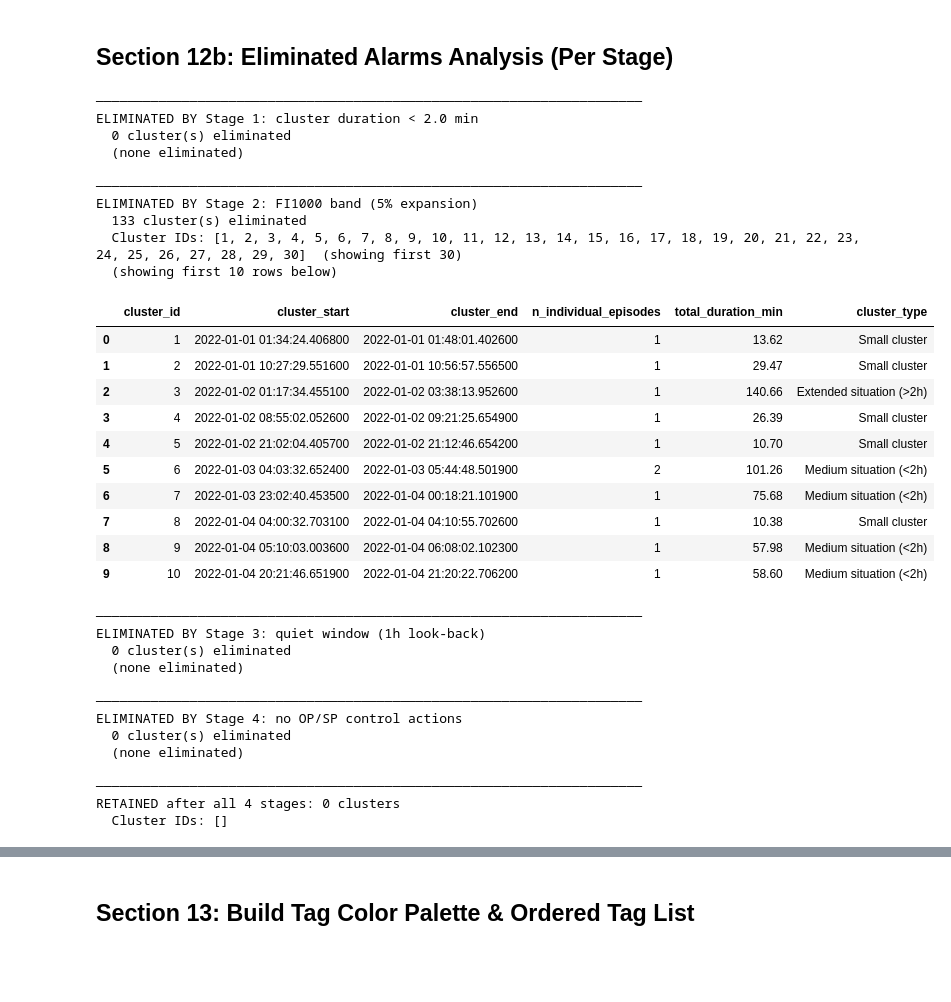
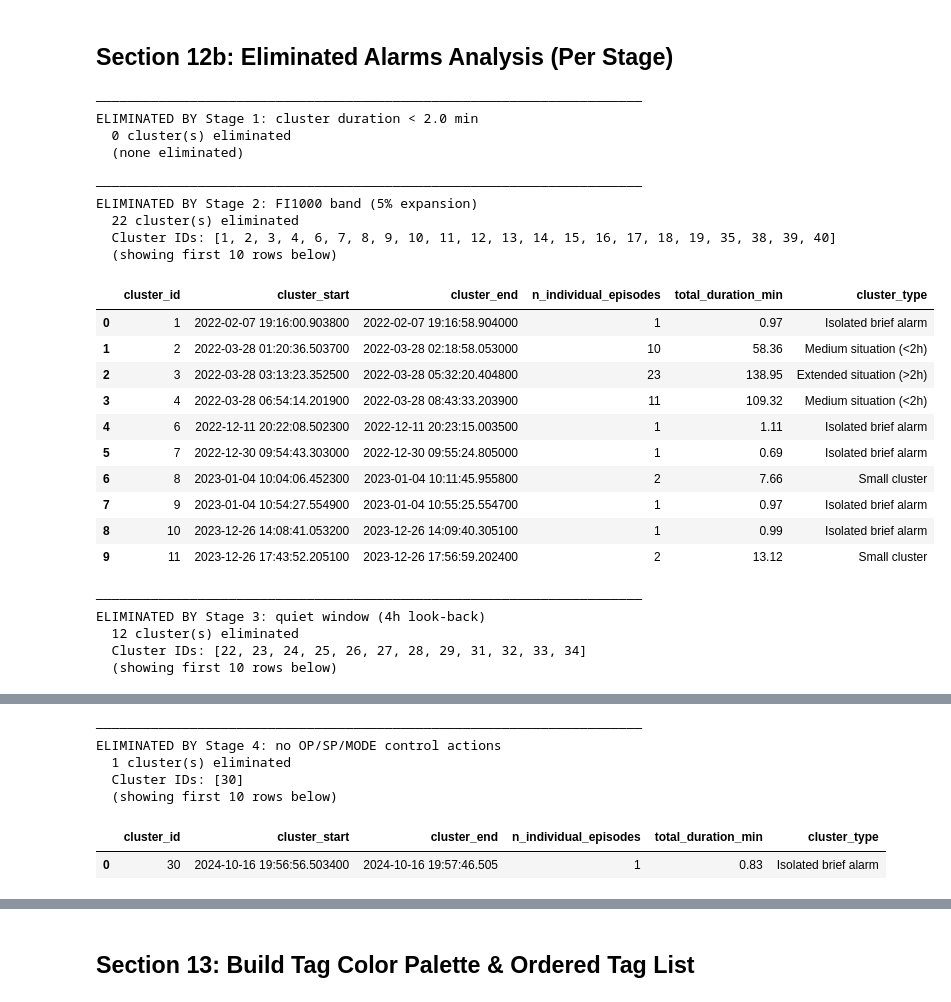
Before and after one commit to H604827/ControlActions, a Jupyter notebook: SRC/alarm_episode_pipeline.ipynb, the cells around one changed output, grey strips where cells are left out. Saved outputs shown, nothing was run; the diff lists cells and outputs as text; code cells hidden in the pictures; blank space fills up the shorter version.

```diff
--- a/SRC/alarm_episode_pipeline.ipynb
+++ b/SRC/alarm_episode_pipeline.ipynb
@@ -29,13 +29,17 @@ from pathlib import Path
 # ═══════════════════════════════════════════════════════════════════════════════
 
 # ── Target tag and alarm type ──
-TARGET_TAG       = '03PIC_1104'   # Tag source name in events data
-ALARM_CONDITION  = 'PVHI'         # ConditionName to filter (PVLO, PVHI, etc.)
+TARGET_TAG       = '03TIC_1009'   # Tag source name in events data
+ALARM_CONDITION  = 'PVLO'         # ConditionName to filter (PVLO, PVHI, etc.)
 TARGET_PV_COL    = f'{TARGET_TAG}.PV'
 
 # ── Data file paths ──
-# EVENTS_FILE           = f'/home/h604827/ControlActions/DATA/trip_filtered_events_dedup.csv' # use for 1071
-EVENTS_FILE           = f'/home/h604827/ControlActions/DATA/combined_events/{TARGET_TAG}_combined_events.parquet'
+# Auto-detect the combined events parquet file for the target tag
+_events_dir = Path('/home/h604827/ControlActions/DATA/combined_events')
+_events_candidates = sorted(_events_dir.glob(f'*{TARGET_TAG}*combined_events.parquet'))
+if not _events_candidates:
+    raise FileNotFoundError(f"No combined events parquet file found for tag '{TARGET_TAG}' in {_events_dir}")
+EVENTS_FILE = str(_events_candidates[0])
 
 # Auto-detect the PV/OP parquet file: pick any file in PV-OP_data whose name contains TARGET_TAG (excluding _filtered variants)
 _pv_op_dir = Path('/home/h604827/ControlActions/DATA/PV-OP_data')
@@ -46,7 +50,7 @@ if not _pv_op_candidates:
     raise FileNotFoundError(f"No PV/OP parquet file found for tag '{TARGET_TAG}' in {_pv_op_dir}")
 PV_OP_FILE = str(_pv_op_candidates[0])
 
-FI1000_PV_DATA_PATH   = f'/home/h604827/ControlActions/DATA/PV-OP_data/03LIC_1071_JAN_2026_filtered.parquet'
+FI1000_PV_DATA_PATH   = f'/home/h604827/ControlActions/DATA/PV-OP_data/03LIC_1071_JAN_2026.parquet'
 TRIP_FILE             = '/home/h604827/ControlActions/DATA/Final_List_Trip_Duration.csv'
 OPERATING_LIMITS_FILE = '/home/h604827/ControlActions/DATA/operating_limits.xlsx'
 
@@ -72,7 +76,7 @@ FI1000_EXPANSION_USED  = 0.05  # Which expansion fraction to use for stage-2 fin
 
 # ── Quiet-window look-back for stage-3 ──
 QUIET_LOOKBACK_HOURS = [4, 3, 2, 1]   # Try longest first; stop when >= MIN_ALARMS
-MIN_ALARMS_THRESHOLD = 30              # Minimum alarms needed to accept a look-back window
+MIN_ALARMS_THRESHOLD = 5              # Minimum alarms needed to accept a look-back window
 
 # ── Plot / export settings ──
 BUFFER_BEFORE_MINUTES = 240   # Minutes before cluster for plot window
@@ -80,17 +84,17 @@ BUFFER_AFTER_MINUTES  = 60    # Minutes after cluster for plot window
 
 # ── Filter stages to apply when generating plots ──
 # Set to False to skip a stage (its input passes through unchanged to the next stage)
-ENABLE_STAGE_1 = True   # Remove clusters < MIN_CLUSTER_DURATION_MIN minutes
+ENABLE_STAGE_1 = False   # Remove clusters < MIN_CLUSTER_DURATION_MIN minutes
 ENABLE_STAGE_2 = True   # FI1000 band filtering
 ENABLE_STAGE_3 = True   # Pre-alarm quiet window (adaptive look-back)
 ENABLE_STAGE_4 = True   # Has OP/SP control actions
 
 # ── Plot generation ──
-GENERATE_ALL_EPISODES_PLOTS = False   # Set False to skip all-episodes plots (faster run)
+GENERATE_ALL_EPISODES_PLOTS = True   # Set False to skip all-episodes plots (faster run)
 
 # ── Output directory (includes IST run timestamp) ──
 _run_ts_ist  = pd.Timestamp.now(tz='Asia/Kolkata').strftime('%d%b%Y_%H%M').upper()
-RESULTS_DIR_NAME = f'{TARGET_TAG}_episodes_{_run_ts_ist}'
+RESULTS_DIR_NAME = f'{TARGET_TAG}_{ALARM_CONDITION}_episodes_{_run_ts_ist}'
 RESULTS_DIR      = Path(f'/home/h604827/ControlActions/RESULTS/{RESULTS_DIR_NAME}')
 RESULTS_DIR.mkdir(parents=True, exist_ok=True)
 OUTPUT_EXCEL = RESULTS_DIR / f'{TARGET_TAG}_{ALARM_CONDITION.lower()}_alarms_clustered_with_control_actions.xlsx'
@@ -767,9 +772,9 @@ FILTER STAGE 3: Pre-alarm quiet window (adaptive)
 # %%
 if ENABLE_STAGE_4:
-    # Keep only clusters that have at least one OP or SP action within their window
+    # Keep only clusters that have at least one OP, SP, or MODE action within their window
     # (control_actions was built from the full action window: -ACTION_WINDOW_BEFORE to +ACTION_WINDOW_AFTER)
     clusters_with_op_sp = set(
-        control_actions[control_actions['Description'].isin(['OP', 'SP'])]['cluster_id'].unique()
+        control_actions[control_actions['Description'].isin(['OP', 'SP', 'MODE'])]['cluster_id'].unique()
     )
 
     # Intersect with stage-3 clusters
@@ -781,10 +786,10 @@ if ENABLE_STAGE_4:
     ].copy().reset_index(drop=True)
 
     print("═" * 55)
-    print("FILTER STAGE 4: Has OP/SP control actions")
+    print("FILTER STAGE 4: Has OP/SP/MODE control actions")
     print("═" * 55)
     print(f"  Input alarms (clusters)   : {filtered_episodes_stage3['cluster_id'].nunique()}")
-    print(f"  Without OP/SP actions     : {filtered_episodes_stage3['cluster_id'].nunique() - len(clusters_with_op_sp_s3)}")
+    print(f"  Without OP/SP/MODE actions: {filtered_episodes_stage3['cluster_id'].nunique() - len(clusters_with_op_sp_s3)}")
     print(f"  Passing alarms (clusters) : {filtered_episodes_stage4['cluster_id'].nunique()}")
     print(f"  Retained episodes         : {len(filtered_episodes_stage4)}")
 else:
@@ -898,56 +922,48 @@ stage_info = [
     (f"Stage 1: cluster duration < {MIN_CLUSTER_DURATION_MIN} min",   elim_s1),
     (f"Stage 2: FI1000 band ({fi1000_expansion_pct}% expansion)",      elim_s2),
     (f"Stage 3: quiet window ({chosen_threshold_hrs}h look-back)",     elim_s3),
-    (f"Stage 4: no OP/SP control actions",                             elim_s4),
+    (f"Stage 4: no OP/SP/MODE control actions",                         elim_s4),
 ]
 
 for label, elim_df in stage_info:
     print(f"\n{'─'*70}")
     print(f"ELIMINATED BY {label}")
     print(f"  {len(elim_df)} cluster(s) eliminated")
     if not elim_df.empty:
         print(f"  Cluster IDs: {sorted(elim_df['cluster_id'].tolist())[:30]}"
               f"{'  (showing first 30)' if len(elim_df) > 30 else ''}")
         print(f"  (showing first 10 rows below)")
         display(elim_df.head(10))
     else:
         print("  (none eliminated)")
 
 print(f"\n{'─'*70}")
 print(f"RETAINED after all 4 stages: {len(all_ids_s4)} clusters")
 print(f"  Cluster IDs: {sorted(all_ids_s4)}")
 # %% [output]
 ──────────────────────────────────────────────────────────────────────
 ELIMINATED BY Stage 1: cluster duration < 2.0 min
   0 cluster(s) eliminated
   (none eliminated)
 
 ──────────────────────────────────────────────────────────────────────
 ELIMINATED BY Stage 2: FI1000 band (5% expansion)
-  133 cluster(s) eliminated
-  Cluster IDs: [1, 2, 3, 4, 5, 6, 7, 8, 9, 10, 11, 12, 13, 14, 15, 16, 17, 18, 19, 20, 21, 22, 23, 24, 25, 26, 27, 28, 29, 30]  (showing first 30)
+  22 cluster(s) eliminated
+  Cluster IDs: [1, 2, 3, 4, 6, 7, 8, 9, 10, 11, 12, 13, 14, 15, 16, 17, 18, 19, 35, 38, 39, 40]
   (showing first 10 rows below)
 |  | cluster_id | cluster_start | cluster_end | n_individual_episodes | total_duration_min | cluster_type |
-| 0 | 1 | 2022-01-01 01:34:24.406800 | 2022-01-01 01:48:01.402600 | 1 | 13.62 | Small cluster |
-| 1 | 2 | 2022-01-01 10:27:29.551600 | 2022-01-01 10:56:57.556500 | 1 | 29.47 | Small cluster |
-| 2 | 3 | 2022-01-02 01:17:34.455100 | 2022-01-02 03:38:13.952600 | 1 | 140.66 | Extended situation (>2h) |
-| 3 | 4 | 2022-01-02 08:55:02.052600 | 2022-01-02 09:21:25.654900 | 1 | 26.39 | Small cluster |
-| 4 | 5 | 2022-01-02 21:02:04.405700 | 2022-01-02 21:12:46.654200 | 1 | 10.70 | Small cluster |
-| 5 | 6 | 2022-01-03 04:03:32.652400 | 2022-01-03 05:44:48.501900 | 2 | 101.26 | Medium situation (<2h) |
-| 6 | 7 | 2022-01-03 23:02:40.453500 | 2022-01-04 00:18:21.101900 | 1 | 75.68 | Medium situation (<2h) |
-| 7 | 8 | 2022-01-04 04:00:32.703100 | 2022-01-04 04:10:55.702600 | 1 | 10.38 | Small cluster |
-| 8 | 9 | 2022-01-04 05:10:03.003600 | 2022-01-04 06:08:02.102300 | 1 | 57.98 | Medium situation (<2h) |
-| 9 | 10 | 2022-01-04 20:21:46.651900 | 2022-01-04 21:20:22.706200 | 1 | 58.60 | Medium situation (<2h) |
+| 0 | 1 | 2022-02-07 19:16:00.903800 | 2022-02-07 19:16:58.904000 | 1 | 0.97 | Isolated brief alarm |
+| 1 | 2 | 2022-03-28 01:20:36.503700 | 2022-03-28 02:18:58.053000 | 10 | 58.36 | Medium situation (<2h) |
+| 2 | 3 | 2022-03-28 03:13:23.352500 | 2022-03-28 05:32:20.404800 | 23 | 138.95 | Extended situation (>2h) |
+| 3 | 4 | 2022-03-28 06:54:14.201900 | 2022-03-28 08:43:33.203900 | 11 | 109.32 | Medium situation (<2h) |
+| 4 | 6 | 2022-12-11 20:22:08.502300 | 2022-12-11 20:23:15.003500 | 1 | 1.11 | Isolated brief alarm |
+| 5 | 7 | 2022-12-30 09:54:43.303000 | 2022-12-30 09:55:24.805000 | 1 | 0.69 | Isolated brief alarm |
+| 6 | 8 | 2023-01-04 10:04:06.452300 | 2023-01-04 10:11:45.955800 | 2 | 7.66 | Small cluster |
+| 7 | 9 | 2023-01-04 10:54:27.554900 | 2023-01-04 10:55:25.554700 | 1 | 0.97 | Isolated brief alarm |
+| 8 | 10 | 2023-12-26 14:08:41.053200 | 2023-12-26 14:09:40.305100 | 1 | 0.99 | Isolated brief alarm |
+| 9 | 11 | 2023-12-26 17:43:52.205100 | 2023-12-26 17:56:59.202400 | 2 | 13.12 | Small cluster |
 ──────────────────────────────────────────────────────────────────────
-ELIMINATED BY Stage 3: quiet window (1h look-back)
-  0 cluster(s) eliminated
-  (none eliminated)
-
-──────────────────────────────────────────────────────────────────────
-ELIMINATED BY Stage 4: no OP/SP control actions
-  0 cluster(s) eliminated
-  (none eliminated)
-
-──────────────────────────────────────────────────────────────────────
-RETAINED after all 4 stages: 0 clusters
-  Cluster IDs: []
+ELIMINATED BY Stage 3: quiet window (4h look-back)
+  12 cluster(s) eliminated
+  Cluster IDs: [22, 23, 24, 25, 26, 27, 28, 29, 31, 32, 33, 34]
+  (showing first 10 rows below)
@@ -953,0 +981,7 @@ RETAINED after all 4 stages: 0 clusters
+──────────────────────────────────────────────────────────────────────
+ELIMINATED BY Stage 4: no OP/SP/MODE control actions
+  1 cluster(s) eliminated
+  Cluster IDs: [30]
+  (showing first 10 rows below)
+|  | cluster_id | cluster_start | cluster_end | n_individual_episodes | total_duration_min | cluster_type |
+| 0 | 30 | 2024-10-16 19:56:56.503400 | 2024-10-16 19:57:46.505 | 1 | 0.83 | Isolated brief alarm |
```
Also changed, not shown: parts of 27 cells of this notebook, 5 other files.
